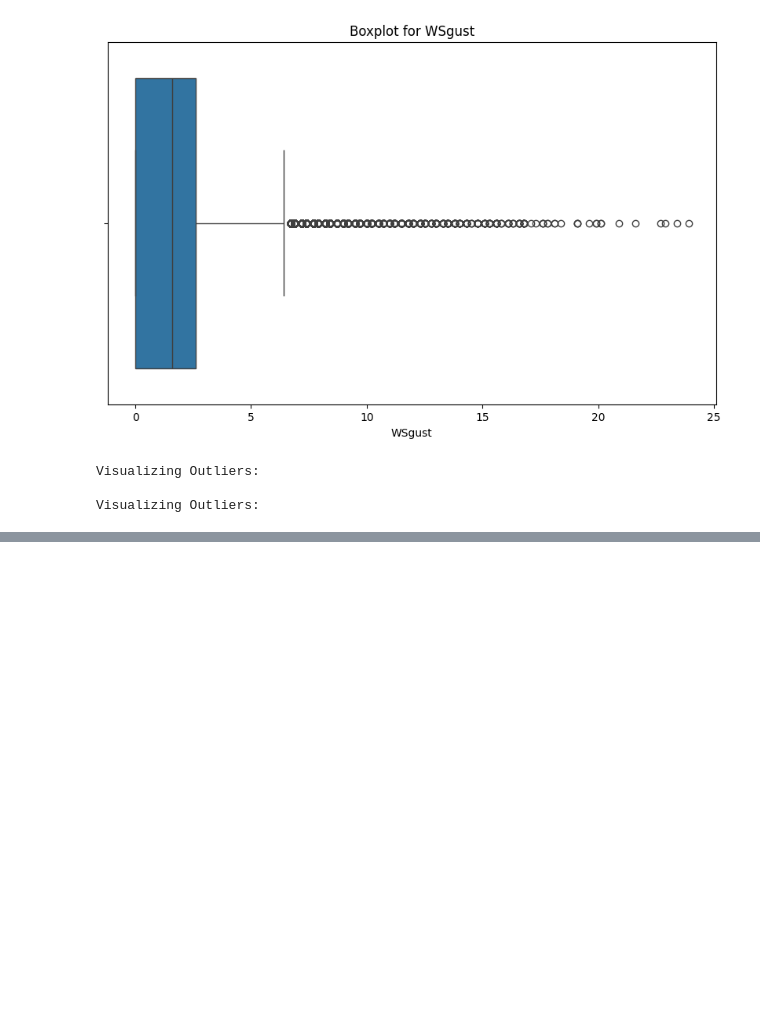
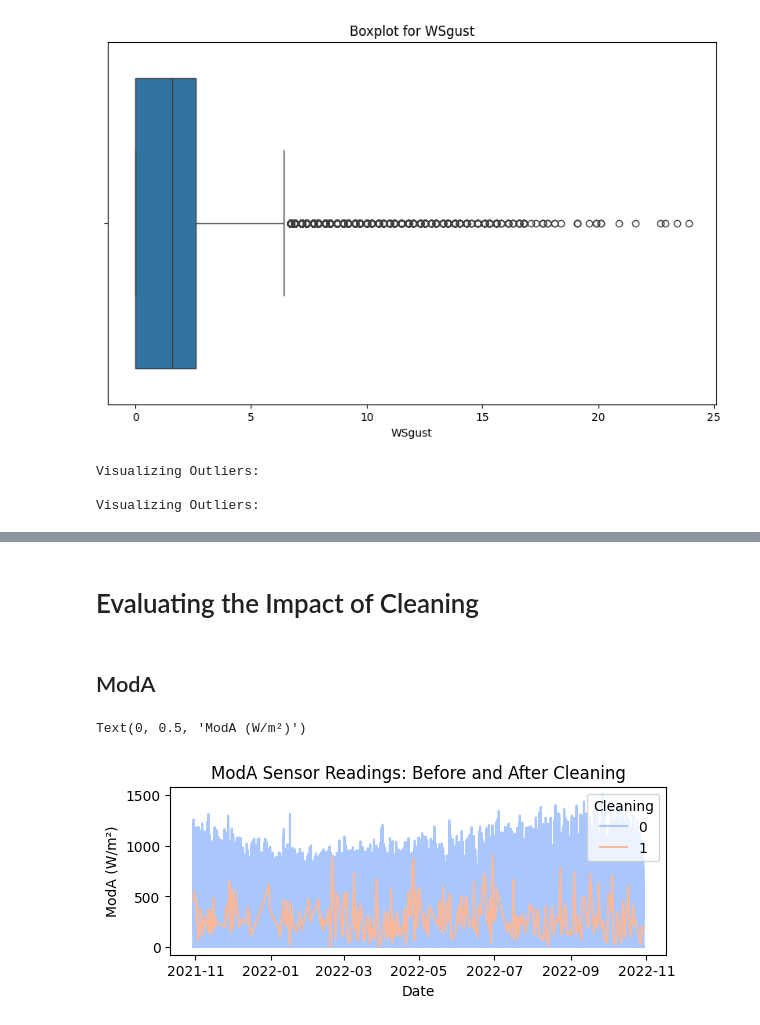
Before and after one commit to habteyesasfaw/Solar-Energy-Data-Analytics, a Jupyter notebook: notebooks/Solar_Energy_Data_Analysis_Sierraleone.ipynb, the cells around one changed output, grey strips where cells are left out. Saved outputs shown, nothing was run; the diff lists cells and outputs as text; code cells hidden in the pictures; blank space fills up the shorter version.

```diff
--- a/notebooks/Solar_Energy_Data_Analysis_Sierraleone.ipynb
+++ b/notebooks/Solar_Energy_Data_Analysis_Sierraleone.ipynb
@@ -152,0 +213,13 @@ Visualizing Outliers:
+# %% [markdown]
+# Evaluating the Impact of Cleaning
+# %% [markdown]
+## ModA
+# %%
+plt.subplot(2, 1, 1)
+sns.lineplot(data=df, x=df.index, y='ModA', hue='Cleaning', palette='coolwarm')
+plt.title('ModA Sensor Readings: Before and After Cleaning')
+plt.xlabel('Date')
+plt.ylabel('ModA (W/m²)')
+# %% [output]
+Text(0, 0.5, 'ModA (W/m²)')
+[figure, added]
```
Also changed, not shown: parts of 59 cells of this notebook.
